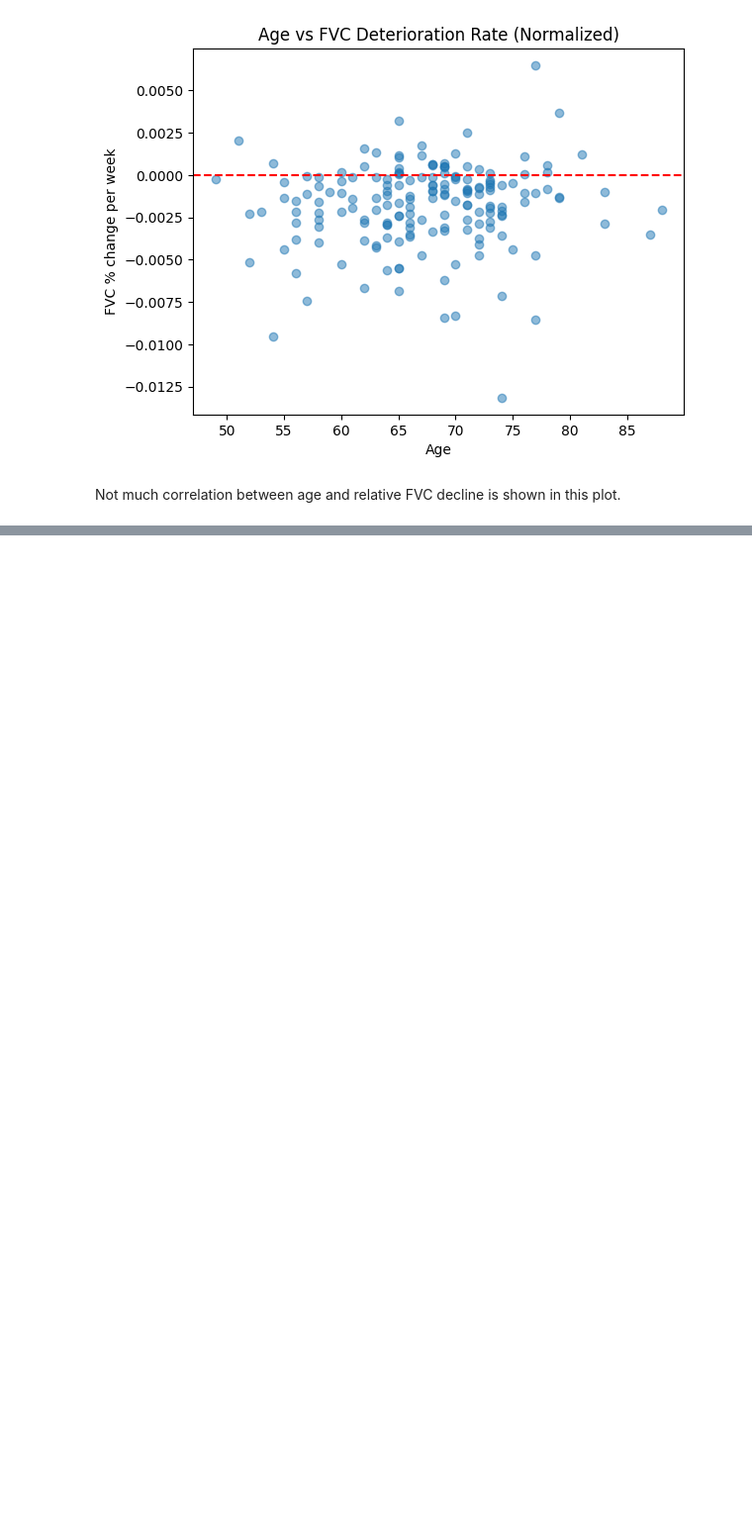
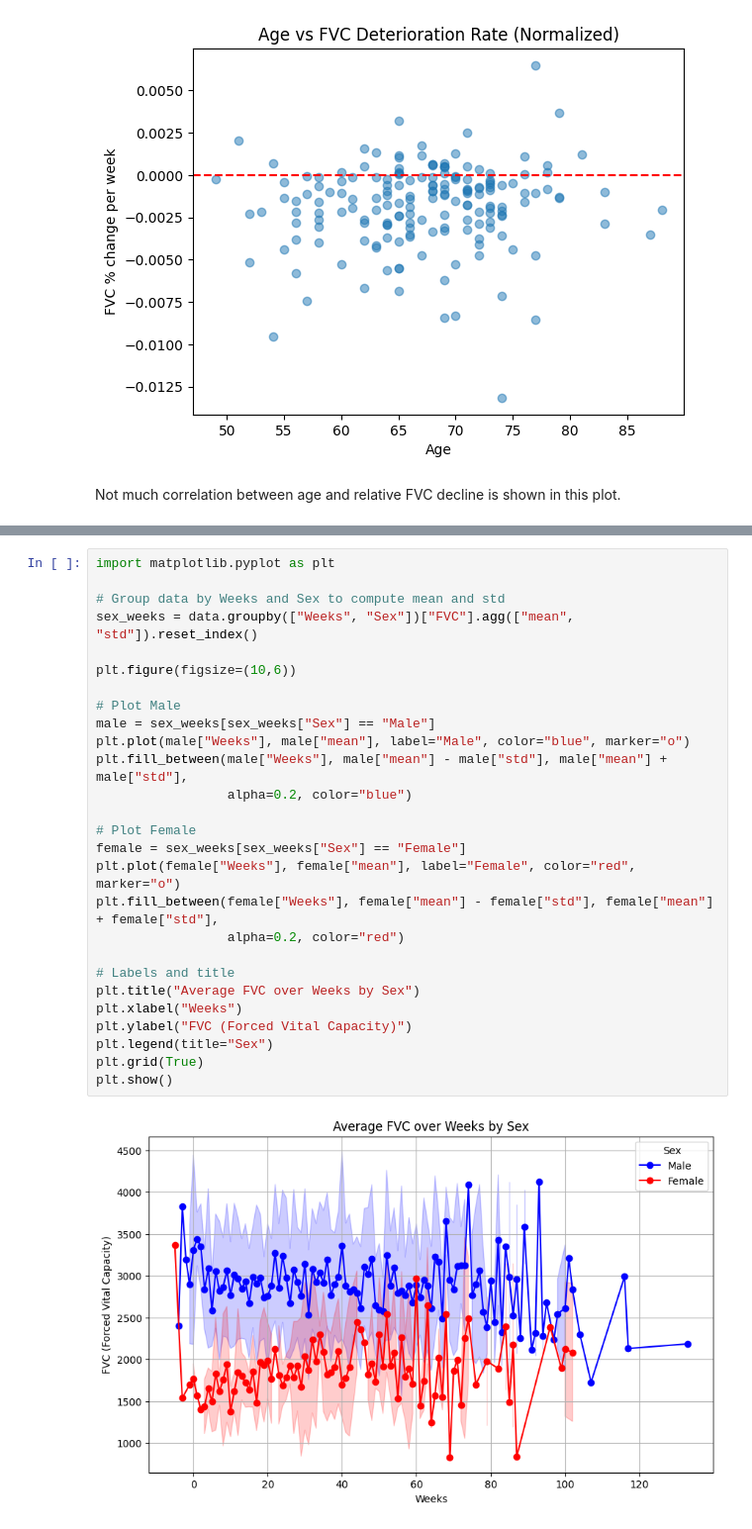
Before and after one commit to unfulw/pulmonary_fibrosis, a Jupyter notebook: Tabular/Tabular_EDA.ipynb, the cells around one changed output, grey strips where cells are left out. Shown at 99% size. Cells and saved outputs as stored; diff of their text form; blank space fills up the shorter version.

```diff
--- a/Tabular/Tabular_EDA.ipynb
+++ b/Tabular/Tabular_EDA.ipynb
@@ -80,0 +98,29 @@ Not much correlation between age and relative FVC decline is shown in this plot.
+# %%
+import matplotlib.pyplot as plt
+
+# Group data by Weeks and Sex to compute mean and std
+sex_weeks = data.groupby(["Weeks", "Sex"])["FVC"].agg(["mean", "std"]).reset_index()
+
+plt.figure(figsize=(10,6))
+
+# Plot Male
+male = sex_weeks[sex_weeks["Sex"] == "Male"]
+plt.plot(male["Weeks"], male["mean"], label="Male", color="blue", marker="o")
+plt.fill_between(male["Weeks"], male["mean"] - male["std"], male["mean"] + male["std"],
+                 alpha=0.2, color="blue")
+
+# Plot Female
+female = sex_weeks[sex_weeks["Sex"] == "Female"]
+plt.plot(female["Weeks"], female["mean"], label="Female", color="red", marker="o")
+plt.fill_between(female["Weeks"], female["mean"] - female["std"], female["mean"] + female["std"],
+                 alpha=0.2, color="red")
+
+# Labels and title
+plt.title("Average FVC over Weeks by Sex")
+plt.xlabel("Weeks")
+plt.ylabel("FVC (Forced Vital Capacity)")
+plt.legend(title="Sex")
+plt.grid(True)
+plt.show()
+# %% [output]
+[figure, added]
```
Also changed, not shown: parts of 8 cells of this notebook.
